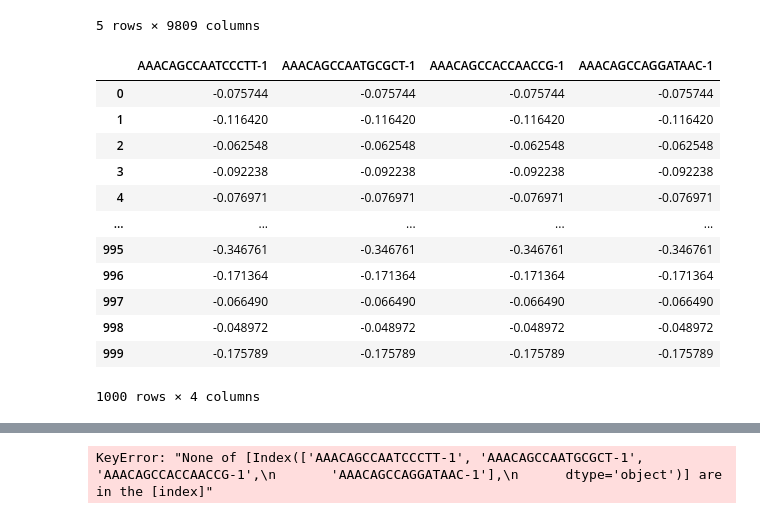
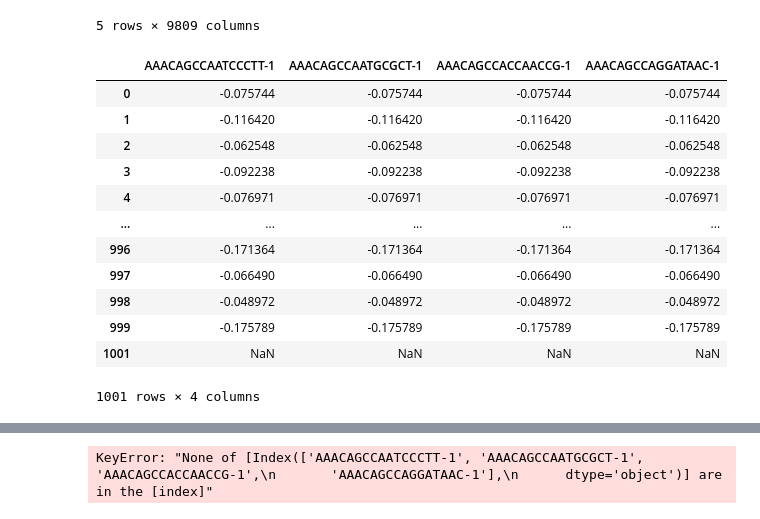
Before and after one commit to the-rich-piana/BioInfo-Notes, a Jupyter notebook: predict_cell_type.ipynb, the cells around one changed output, grey strips where cells are left out. Saved outputs shown, nothing was run; the diff lists cells and outputs as text; code cells hidden in the pictures.

```diff
--- a/predict_cell_type.ipynb
+++ b/predict_cell_type.ipynb
@@ -150,18 +148,25 @@ atac2.head(5)
 #Select a subsample of cells/barcodes to set as X (the predictor)
 features = ['AAACAGCCAATCCCTT-1','AAACAGCCAATGCGCT-1', 'AAACAGCCACCAACCG-1', 'AAACAGCCAGGATAAC-1']
 
-atac2[features]
+atac3 = atac2[features]
-# %% [output]
-|  | AAACAGCCAATCCCTT-1 | AAACAGCCAATGCGCT-1 | AAACAGCCACCAACCG-1 | AAACAGCCAGGATAAC-1 |
-| 0 | -0.075744 | -0.075744 | -0.075744 | -0.075744 |
-| 1 | -0.116420 | -0.116420 | -0.116420 | -0.116420 |
-| 2 | -0.062548 | -0.062548 | -0.062548 | -0.062548 |
-| 3 | -0.092238 | -0.092238 | -0.092238 | -0.092238 |
-| 4 | -0.076971 | -0.076971 | -0.076971 | -0.076971 |
-| ... | ... | ... | ... | ... |
-| 995 | -0.346761 | -0.346761 | -0.346761 | -0.346761 |
-| 996 | -0.171364 | -0.171364 | -0.171364 | -0.171364 |
-| 997 | -0.066490 | -0.066490 | -0.066490 | -0.066490 |
-| 998 | -0.048972 | -0.048972 | -0.048972 | -0.048972 |
-| 999 | -0.175789 | -0.175789 | -0.175789 | -0.175789 |
-1000 rows × 4 columns
+# %%
+sing2 = sing.transpose()
+
+atac3.loc[1001] = sing2
+atac3
+
+#atac4 = pd.concat([atac3, sing])
+# %% [output]
+|  | AAACAGCCAATCCCTT-1 | AAACAGCCAATGCGCT-1 | AAACAGCCACCAACCG-1 | AAACAGCCAGGATAAC-1 |
+| 0 | -0.075744 | -0.075744 | -0.075744 | -0.075744 |
+| 1 | -0.116420 | -0.116420 | -0.116420 | -0.116420 |
+| 2 | -0.062548 | -0.062548 | -0.062548 | -0.062548 |
+| 3 | -0.092238 | -0.092238 | -0.092238 | -0.092238 |
+| 4 | -0.076971 | -0.076971 | -0.076971 | -0.076971 |
+| ... | ... | ... | ... | ... |
+| 996 | -0.171364 | -0.171364 | -0.171364 | -0.171364 |
+| 997 | -0.066490 | -0.066490 | -0.066490 | -0.066490 |
+| 998 | -0.048972 | -0.048972 | -0.048972 | -0.048972 |
+| 999 | -0.175789 | -0.175789 | -0.175789 | -0.175789 |
+| 1001 | NaN | NaN | NaN | NaN |
+1001 rows × 4 columns
```
Also changed, not shown: parts of 2 cells of this notebook.
